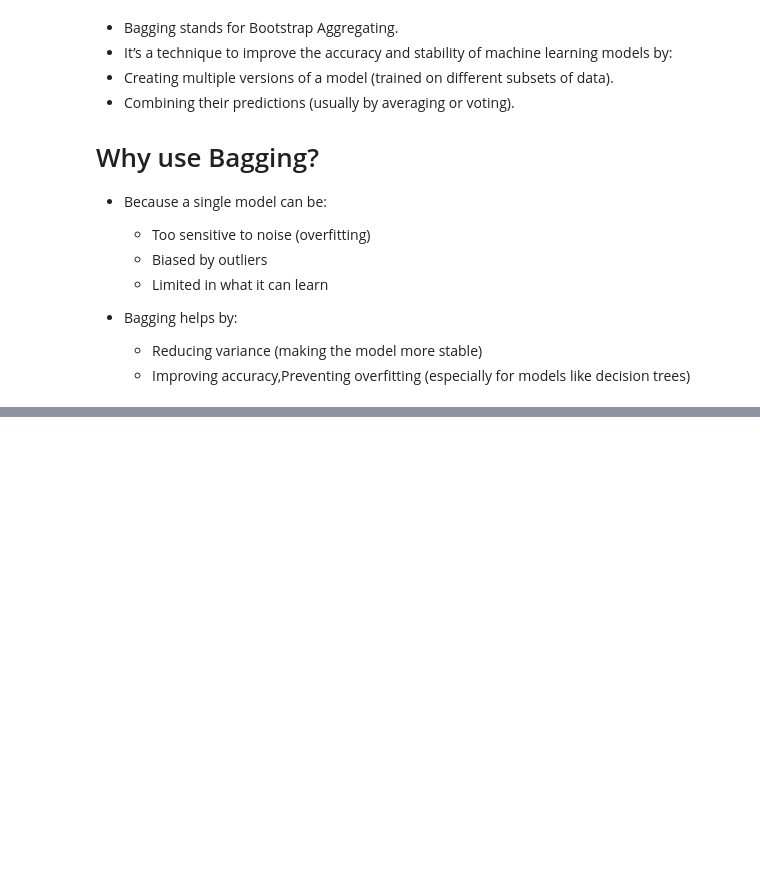
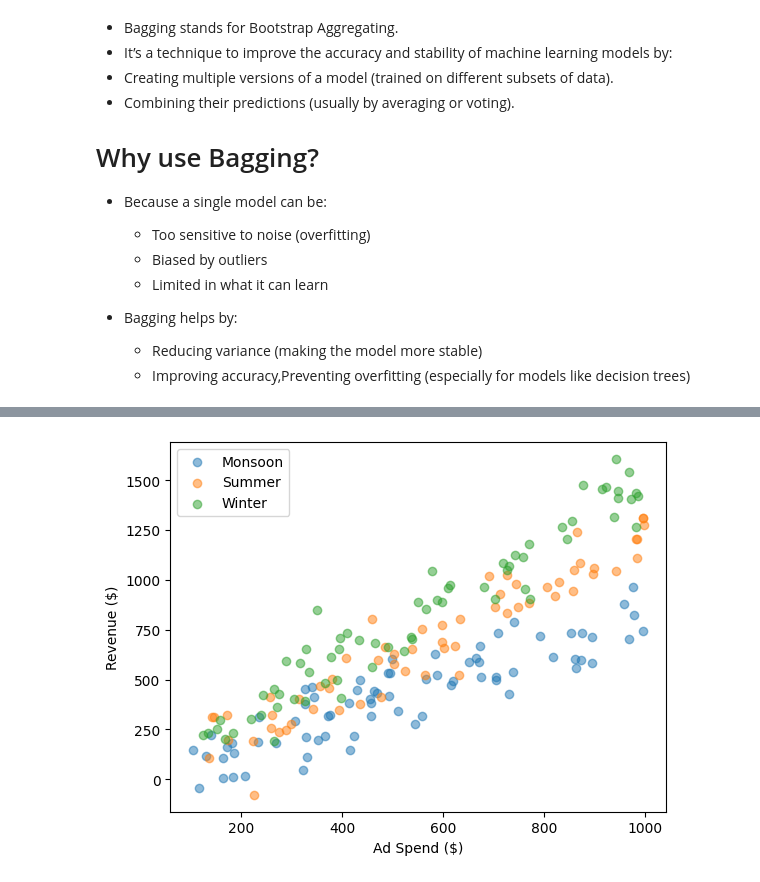
Before and after one commit to Shanmukh15501/DSML_PRACTISE_FILES, a Jupyter notebook: ML/Ensemble/session1.ipynb, the cells around one changed output, grey strips where cells are left out. Saved outputs shown, nothing was run; the diff lists cells and outputs as text; code cells hidden in the pictures; blank space fills up the shorter version.

```diff
--- a/ML/Ensemble/session1.ipynb
+++ b/ML/Ensemble/session1.ipynb
@@ -252,0 +326,10 @@ print(finalpred_after_wt[0])
+# %%
+for season, subdf in df.groupby("Season"):
+    plt.scatter(subdf["Ad Spend ($)"], subdf["Revenue ($)"], label=season, alpha=0.5)
+
+plt.xlabel("Ad Spend ($)")
+plt.ylabel("Revenue ($)")
+plt.legend()
+plt.show()
+# %% [output]
+[figure, added]
```
Also changed, not shown: parts of 17 cells of this notebook, 2 other files.
